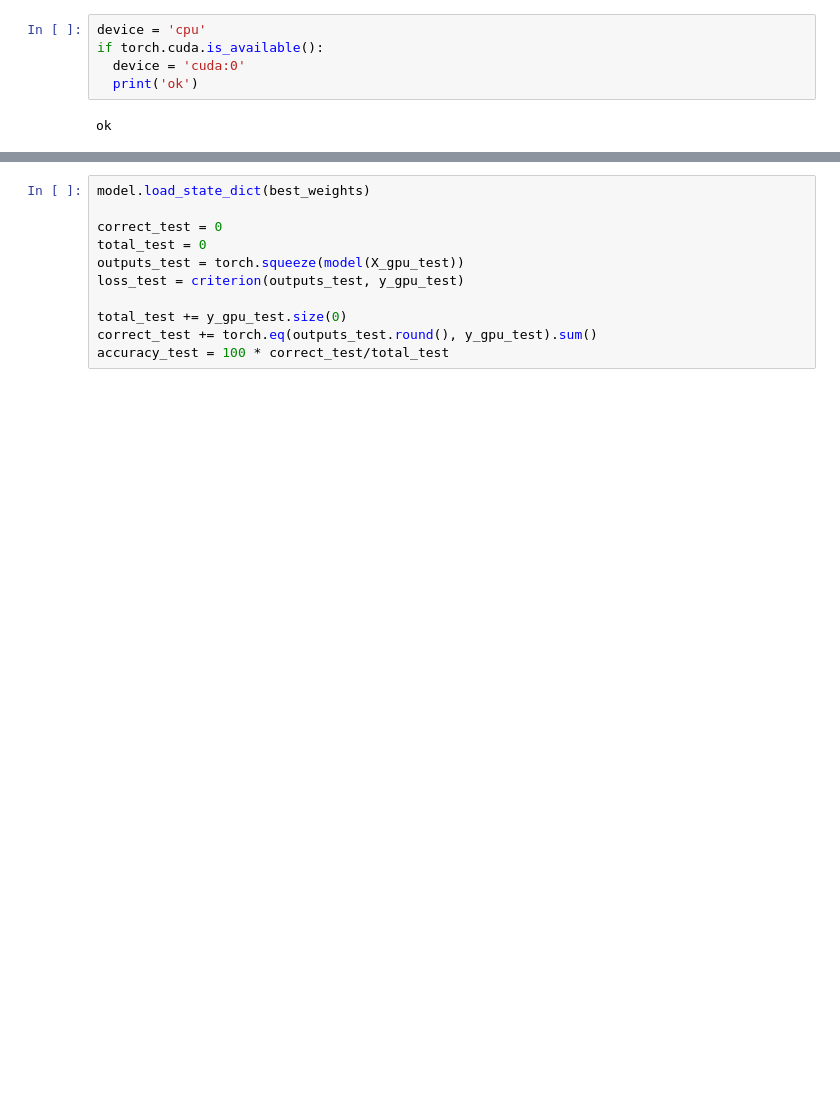
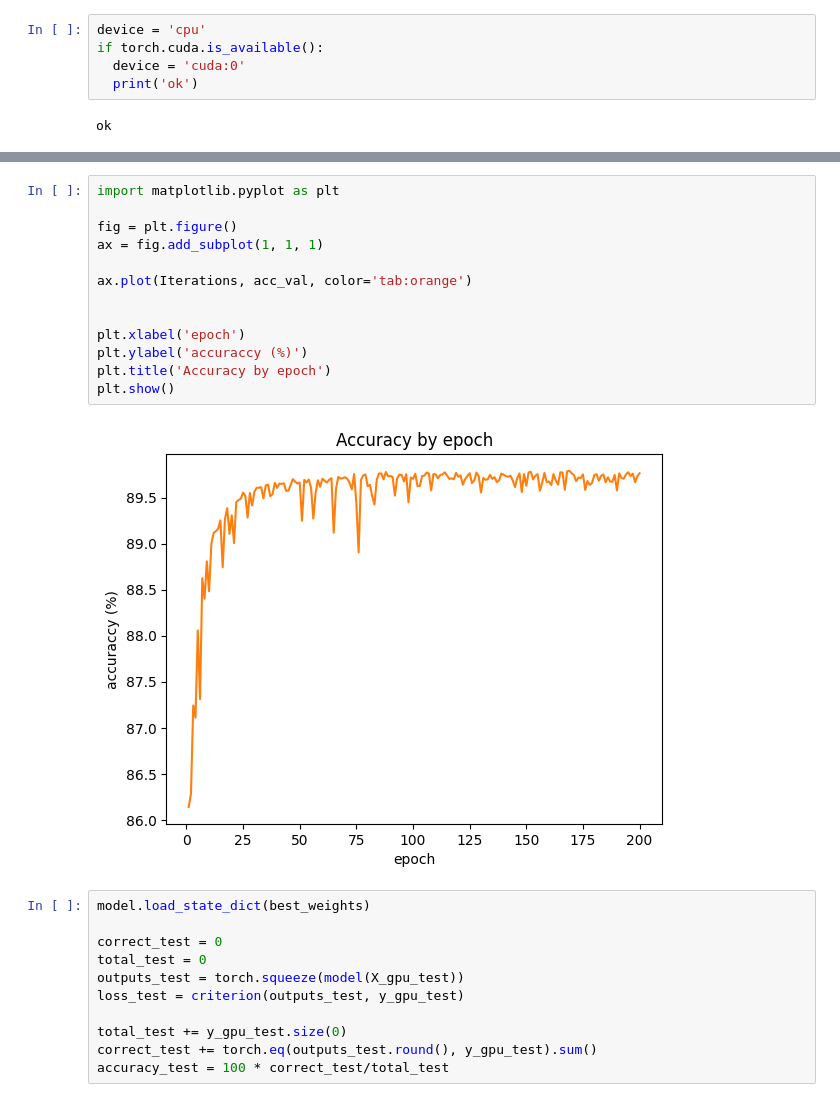
Before and after one commit to batman0911/eabdt, a Jupyter notebook: python/softmax.ipynb, the cells around one changed output, grey strips where cells are left out. Saved outputs shown, nothing was run; the diff lists cells and outputs as text; blank space fills up the shorter version.

```diff
--- a/python/softmax.ipynb
+++ b/python/softmax.ipynb
@@ -212,3 +247,18 @@ plt.show()
+# %%
+import matplotlib.pyplot as plt
+
+fig = plt.figure()
+ax = fig.add_subplot(1, 1, 1)
+
+ax.plot(Iterations, acc_val, color='tab:orange')
+
+
+plt.xlabel('epoch')
+plt.ylabel('accuraccy (%)')
+plt.title('Accuracy by epoch')
+plt.show()
+# %% [output]
+[figure, added]
 # %%
 model.load_state_dict(best_weights)
 
```
Also changed, not shown: parts of 16 cells of this notebook, 8 other files.
